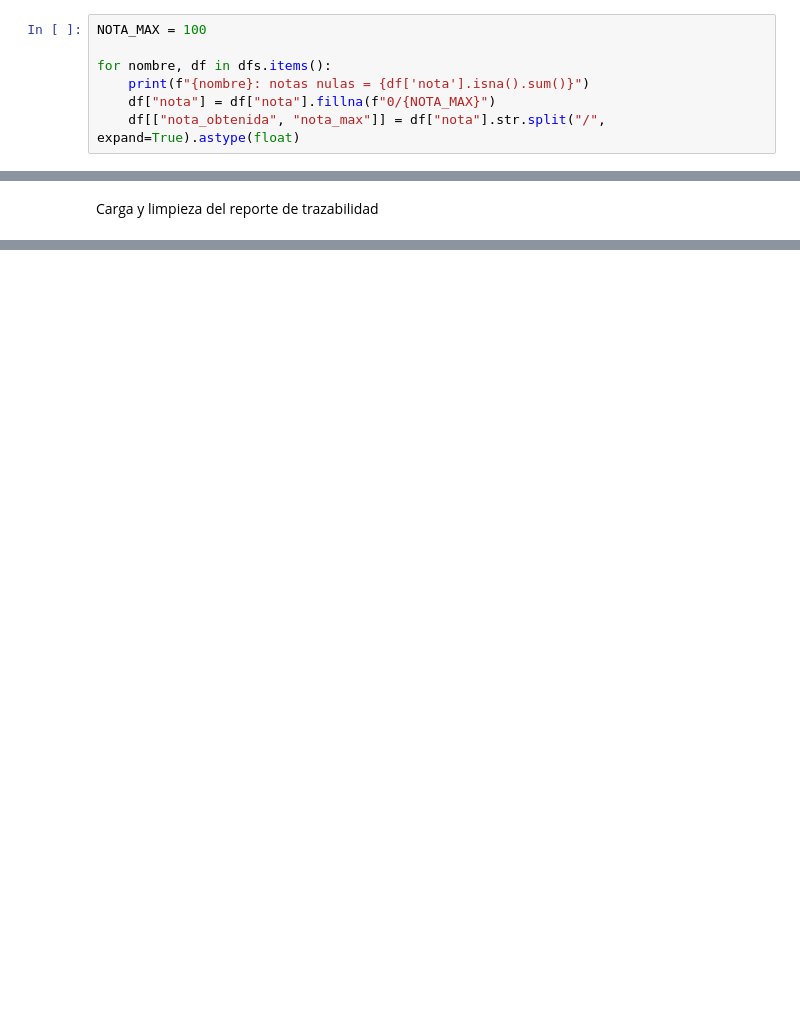
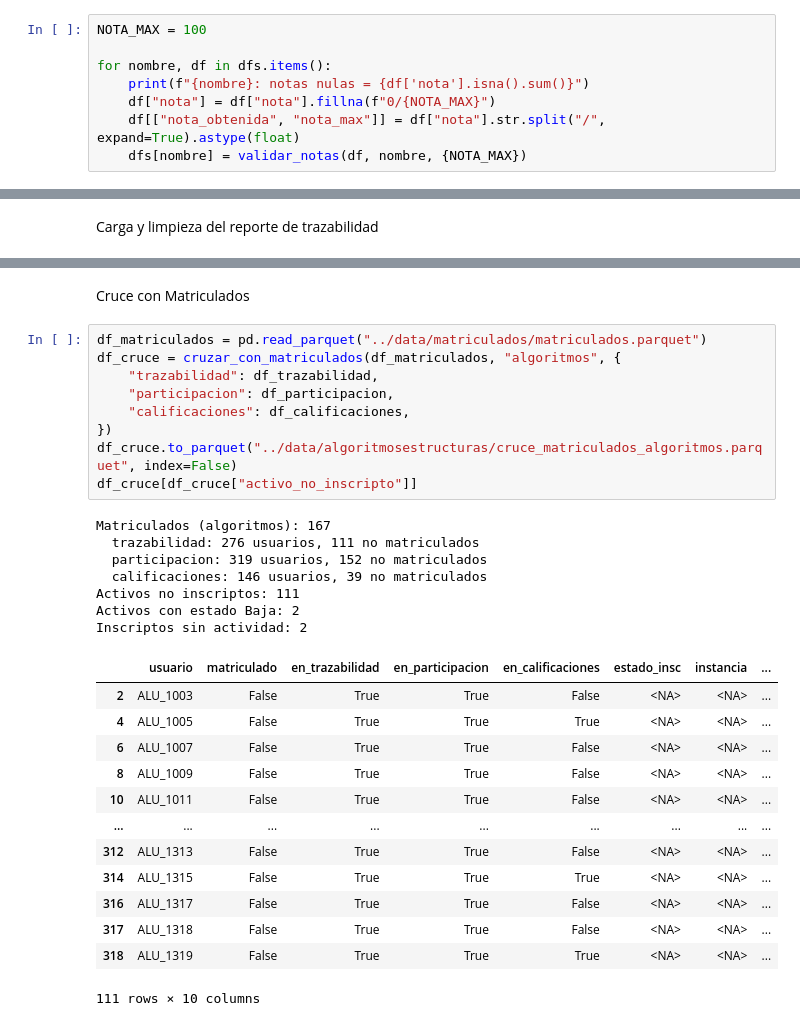
Before and after one commit to aronfraga/py.tpf.business.analytics, a Jupyter notebook: jupyter/algoritmosestructuras.ipynb, the cells around one changed output, grey strips where cells are left out. Cells and saved outputs as stored; diff of their text form; blank space fills up the shorter version.

```diff
--- a/jupyter/algoritmosestructuras.ipynb
+++ b/jupyter/algoritmosestructuras.ipynb
@@ -53,5 +53,6 @@ for nombre, df in dfs.items():
     print(f"{nombre}: notas nulas = {df['nota'].isna().sum()}")
     df["nota"] = df["nota"].fillna(f"0/{NOTA_MAX}")
     df[["nota_obtenida", "nota_max"]] = df["nota"].str.split("/", expand=True).astype(float)
+    dfs[nombre] = validar_notas(df, nombre, {NOTA_MAX})
 # %% [output]
 calificaciones_alumnos_20251024_115518.xlsx: notas nulas = 0
@@ -161,0 +173,32 @@ df_trazabilidad
+# %% [markdown]
+Cruce con Matriculados
+# %%
+df_matriculados = pd.read_parquet("../data/matriculados/matriculados.parquet")
+df_cruce = cruzar_con_matriculados(df_matriculados, "algoritmos", {
+    "trazabilidad": df_trazabilidad,
+    "participacion": df_participacion,
+    "calificaciones": df_calificaciones,
+})
+df_cruce.to_parquet("../data/algoritmosestructuras/cruce_matriculados_algoritmos.parquet", index=False)
+df_cruce[df_cruce["activo_no_inscripto"]]
+# %% [output]
+Matriculados (algoritmos): 167
+  trazabilidad: 276 usuarios, 111 no matriculados
+  participacion: 319 usuarios, 152 no matriculados
+  calificaciones: 146 usuarios, 39 no matriculados
+Activos no inscriptos: 111
+Activos con estado Baja: 2
+Inscriptos sin actividad: 2
+|  | usuario | matriculado | en_trazabilidad | en_participacion | en_calificaciones | estado_insc | instancia | ... |
+| 2 | ALU_1003 | False | True | True | False | <NA> | <NA> | ... |
+| 4 | ALU_1005 | False | True | True | True | <NA> | <NA> | ... |
+| 6 | ALU_1007 | False | True | True | False | <NA> | <NA> | ... |
+| 8 | ALU_1009 | False | True | True | False | <NA> | <NA> | ... |
+| 10 | ALU_1011 | False | True | True | False | <NA> | <NA> | ... |
+| ... | ... | ... | ... | ... | ... | ... | ... | ... |
+| 312 | ALU_1313 | False | True | True | False | <NA> | <NA> | ... |
+| 314 | ALU_1315 | False | True | True | True | <NA> | <NA> | ... |
+| 316 | ALU_1317 | False | True | True | False | <NA> | <NA> | ... |
+| 317 | ALU_1318 | False | True | True | False | <NA> | <NA> | ... |
+| 318 | ALU_1319 | False | True | True | True | <NA> | <NA> | ... |
+111 rows × 10 columns
```
Also changed, not shown: parts of 7 cells of this notebook, 9 other files.
